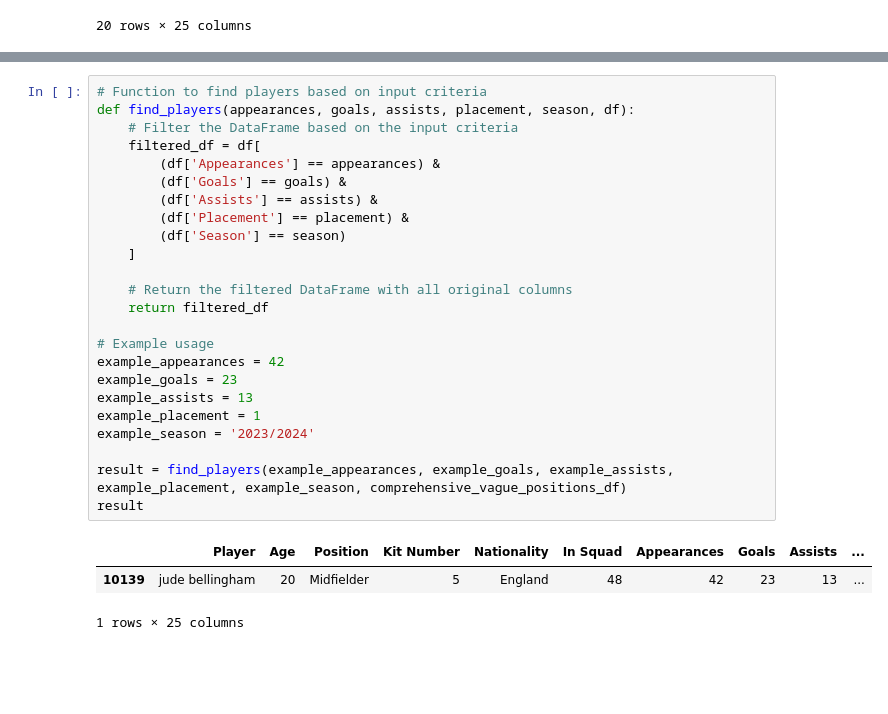
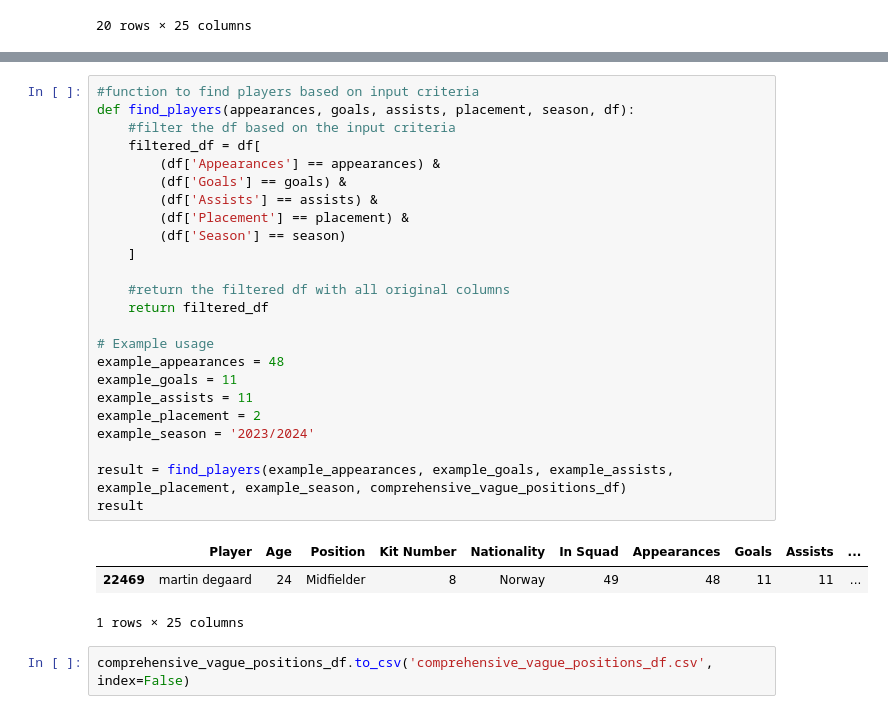
Before and after one commit to Ajaiah-D/Data-Mining-TOTY-Prediction, a Jupyter notebook: TOTYCollecting_Cleaning.ipynb, the cells around one changed output, grey strips where cells are left out. Cells and saved outputs as stored; diff of their text form; blank space fills up the shorter version.

```diff
--- a/TOTYCollecting_Cleaning.ipynb
+++ b/TOTYCollecting_Cleaning.ipynb
@@ -2313,28 +2341,30 @@ comprehensive_vague_positions_df.to_csv('comprehensive_vague_positions_df.csv',
 # %%
-# Function to find players based on input criteria
+#function to find players based on input criteria
 def find_players(appearances, goals, assists, placement, season, df):
-    # Filter the DataFrame based on the input criteria
+    #filter the df based on the input criteria
     filtered_df = df[
         (df['Appearances'] == appearances) &
         (df['Goals'] == goals) &
         (df['Assists'] == assists) &
         (df['Placement'] == placement) &
         (df['Season'] == season)
     ]
 
-    # Return the filtered DataFrame with all original columns
+    #return the filtered df with all original columns
     return filtered_df
 
 # Example usage
-example_appearances = 42
-example_goals = 23
-example_assists = 13
-example_placement = 1
+example_appearances = 48
+example_goals = 11
+example_assists = 11
+example_placement = 2
 example_season = '2023/2024'
 
 result = find_players(example_appearances, example_goals, example_assists, example_placement, example_season, comprehensive_vague_positions_df)
 result
 # %% [output]
 |  | Player | Age | Position | Kit Number | Nationality | In Squad | Appearances | Goals | Assists | ... |
-| 10139 | jude bellingham | 20 | Midfielder | 5 | England | 48 | 42 | 23 | 13 | ... |
+| 22469 | martin degaard | 24 | Midfielder | 8 | Norway | 49 | 48 | 11 | 11 | ... |
 1 rows × 25 columns
+# %%
+comprehensive_vague_positions_df.to_csv('comprehensive_vague_positions_df.csv', index=False)
```
Also changed, not shown: parts of 26 cells of this notebook, 6 other files.
